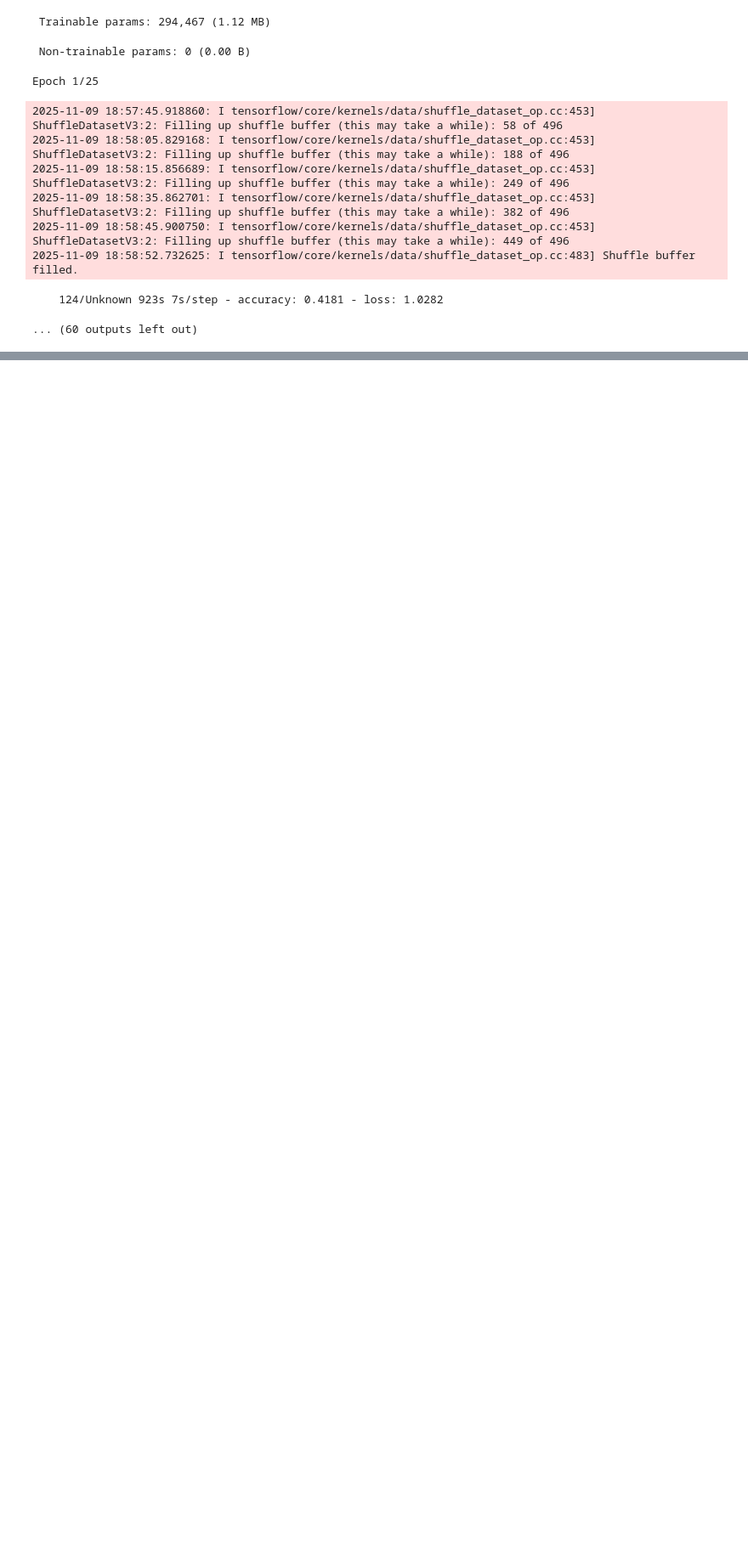
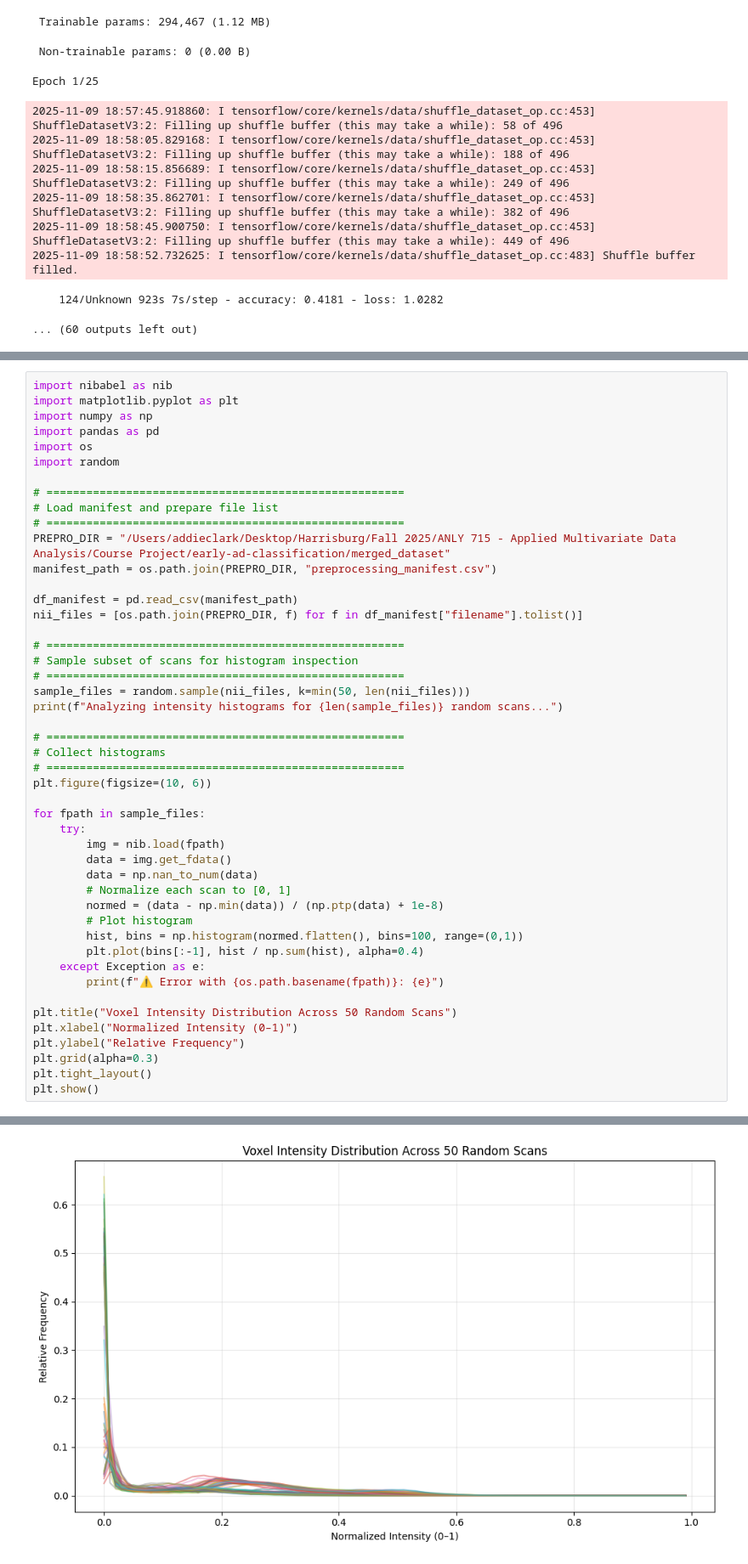
Before and after one commit to santoshsahini19/early-ad-classification, a Jupyter notebook: AC_Code/CNN_early_ad_AC.ipynb, the cells around one changed output, grey strips where cells are left out. Shown at 85% size. Drawn from its saved outputs; the diff is of its cells as text; blank space fills up the shorter version.

```diff
--- a/AC_Code/CNN_early_ad_AC.ipynb
+++ b/AC_Code/CNN_early_ad_AC.ipynb
@@ -898,0 +1596,48 @@ Epoch 1/25
+# %%
+import nibabel as nib
+import matplotlib.pyplot as plt
+import numpy as np
+import pandas as pd
+import os
+import random
+
+# ======================================================
+# Load manifest and prepare file list
+# ======================================================
+PREPRO_DIR = "/Users/addieclark/Desktop/Harrisburg/Fall 2025/ANLY 715 - Applied Multivariate Data Analysis/Course Project/early-ad-classification/merged_dataset"
+manifest_path = os.path.join(PREPRO_DIR, "preprocessing_manifest.csv")
+
+df_manifest = pd.read_csv(manifest_path)
+nii_files = [os.path.join(PREPRO_DIR, f) for f in df_manifest["filename"].tolist()]
+
+# ======================================================
+# Sample subset of scans for histogram inspection
+# ======================================================
+sample_files = random.sample(nii_files, k=min(50, len(nii_files)))
+print(f"Analyzing intensity histograms for {len(sample_files)} random scans...")
+
+# ======================================================
+# Collect histograms
+# ======================================================
+plt.figure(figsize=(10, 6))
+
+for fpath in sample_files:
+    try:
+        img = nib.load(fpath)
+        data = img.get_fdata()
+        data = np.nan_to_num(data)
+        # Normalize each scan to [0, 1]
+        normed = (data - np.min(data)) / (np.ptp(data) + 1e-8)
+        # Plot histogram
+        hist, bins = np.histogram(normed.flatten(), bins=100, range=(0,1))
+        plt.plot(bins[:-1], hist / np.sum(hist), alpha=0.4)
+    except Exception as e:
+        print(f"⚠️ Error with {os.path.basename(fpath)}: {e}")
+
+plt.title("Voxel Intensity Distribution Across 50 Random Scans")
+plt.xlabel("Normalized Intensity (0–1)")
+plt.ylabel("Relative Frequency")
+plt.grid(alpha=0.3)
+plt.tight_layout()
+plt.show()
+# %% [output]
@@ -898,0 +1645 @@ Epoch 1/25
+[figure, added]
```
Also changed, not shown: parts of 11 cells of this notebook, 2 other files.
